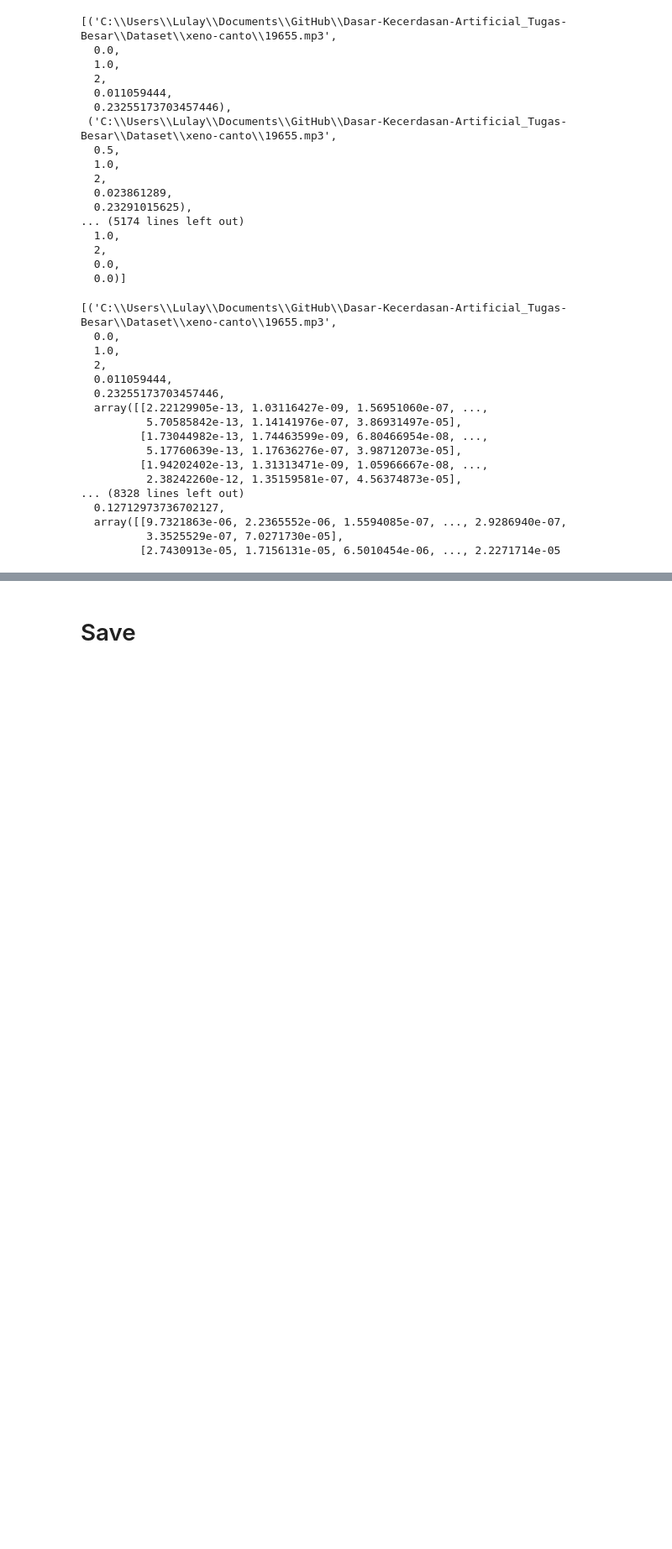
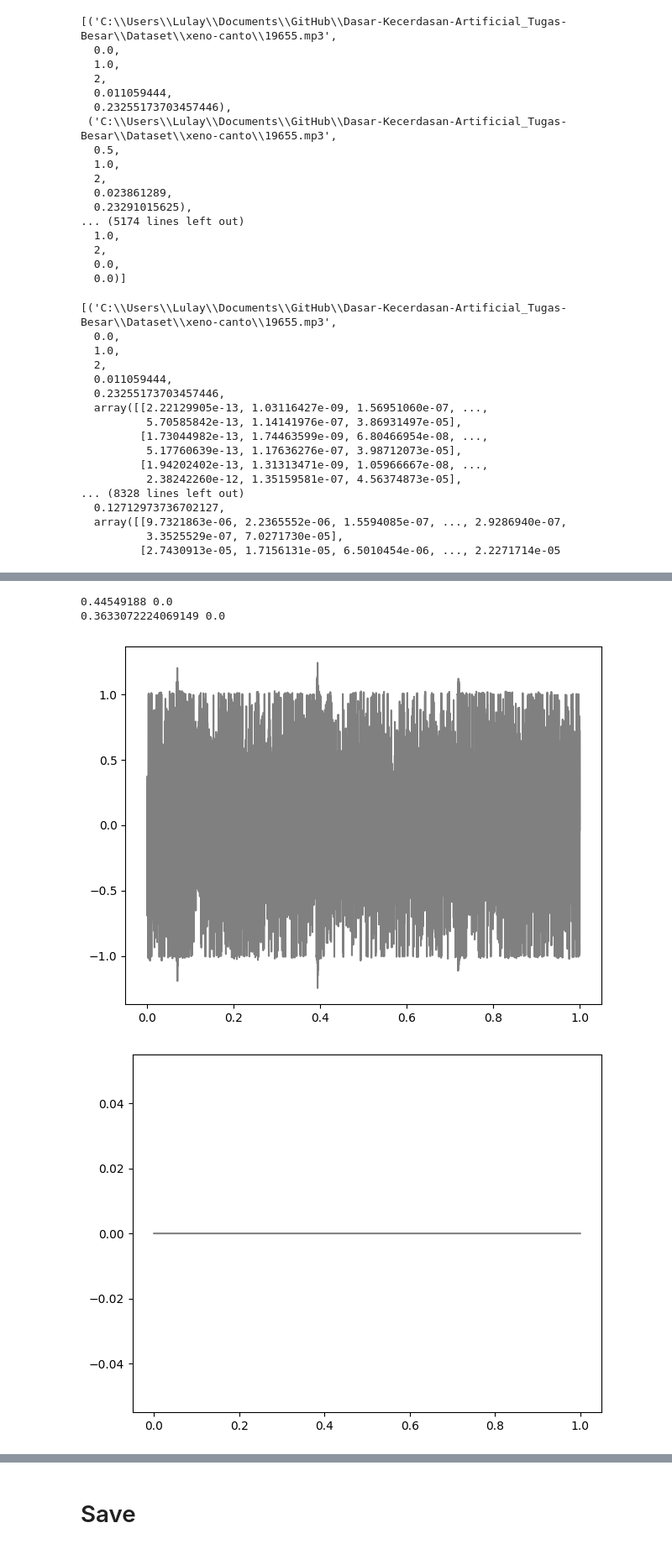
Before and after one commit to FathanAM0/Dasar-Kecerdasan-Artificial_Tugas-Besar, a Jupyter notebook: code_1-Labelling-FE.ipynb, the cells around one changed output, grey strips where cells are left out. Shown at 84% size. Drawn from its saved outputs; the diff is of its cells as text; code cells hidden in the pictures; blank space fills up the shorter version.

```diff
--- a/code_1-Labelling-FE.ipynb
+++ b/code_1-Labelling-FE.ipynb
@@ -527,0 +601,24 @@ dataset_fe
+# %%
+min_rms = dataset_fe[0]
+max_rms = dataset_fe[0]
+min_zcr = dataset_fe[0]
+max_zcr = dataset_fe[0]
+
+for i in dataset_fe:
+    rms = i[4]
+    zcr = i[5]
+
+    if rms > max_rms[4]:
+        max_rms = i
+    if rms < min_rms[4]:
+        min_rms = i
+
+    if zcr > max_zcr[5]:
+        max_zcr = i
+    if zcr < min_zcr[5]:
+        min_zcr = i
+
+print(f"Max RMS entry: {max_rms}")
+print(f"Min RMS entry: {min_rms}")
+print(f"Max ZCR entry: {max_zcr}")
+print(f"Min ZCR entry: {min_zcr}")
@@ -527,0 +643,17 @@ dataset_fe
+# %%
+print(max_rms[4], min_rms[4])
+print(max_zcr[5], min_zcr[5])
+# %% [output]
+0.44549188 0.0
+0.3633072224069149 0.0
+# %%
+for data in [max_rms, min_rms, max_zcr, min_zcr]:
+    contoh_2 = data[7]
+    time_2 = np.linspace(0, len(contoh_2) / SAMPLE_RATE, len(contoh_2))
+
+    plt.plot(time_2, contoh_2, color='gray')
+    plt.tight_layout()
+    plt.show()
+# %% [output]
+[figure, added]
+[figure, added]
```
Also changed, not shown: parts of 8 cells of this notebook, 9 other files.
